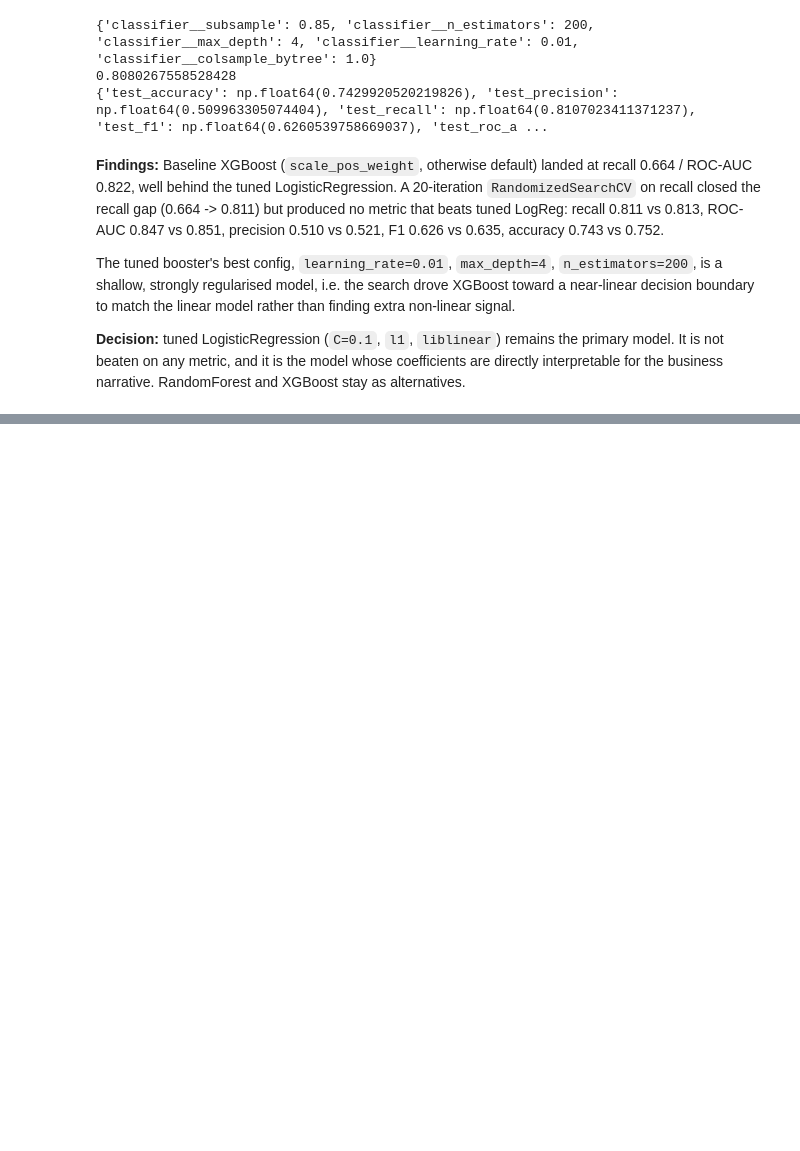
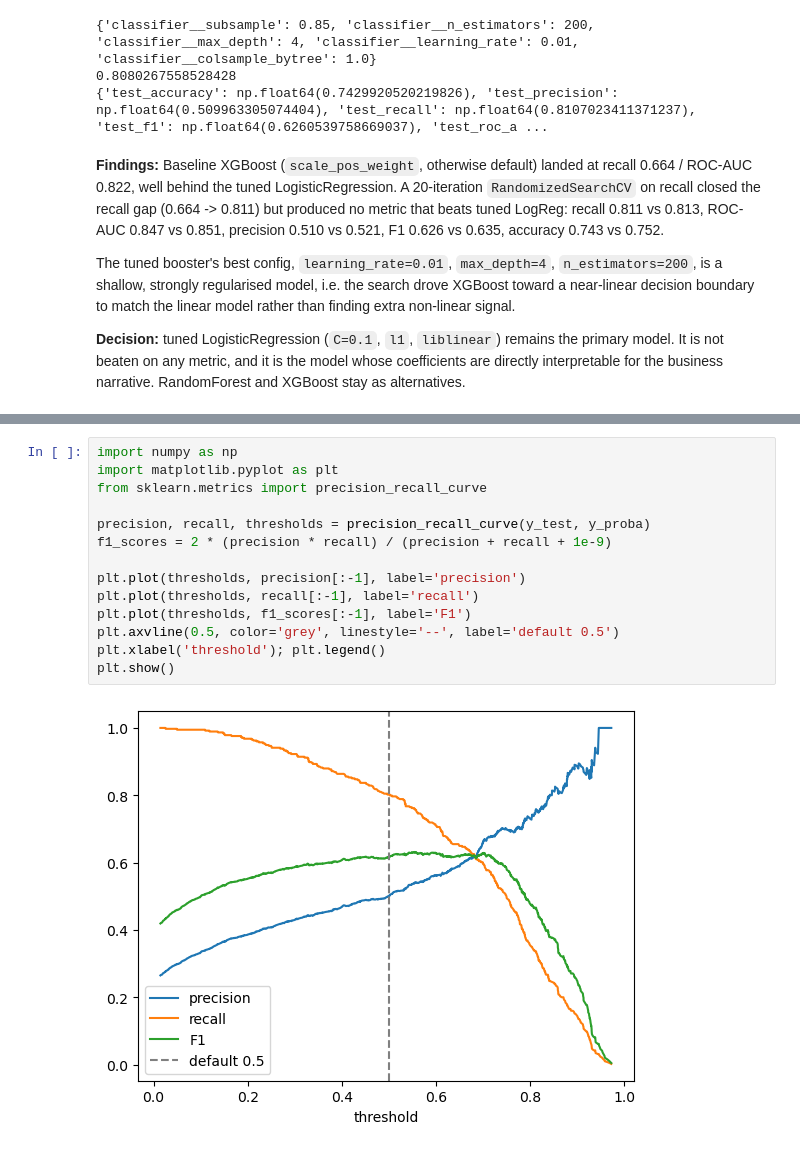
Before and after one commit to ashandx/telco-churn-classification, a Jupyter notebook: notebooks/modelling.ipynb, the cells around one changed output, grey strips where cells are left out. Saved outputs shown, nothing was run; the diff lists cells and outputs as text; blank space fills up the shorter version.

```diff
--- a/notebooks/modelling.ipynb
+++ b/notebooks/modelling.ipynb
@@ -266,0 +308,16 @@ as alternatives.
+# %%
+import numpy as np
+import matplotlib.pyplot as plt
+from sklearn.metrics import precision_recall_curve
+
+precision, recall, thresholds = precision_recall_curve(y_test, y_proba)
+f1_scores = 2 * (precision * recall) / (precision + recall + 1e-9)
+
+plt.plot(thresholds, precision[:-1], label='precision')
+plt.plot(thresholds, recall[:-1], label='recall')
+plt.plot(thresholds, f1_scores[:-1], label='F1')
+plt.axvline(0.5, color='grey', linestyle='--', label='default 0.5')
+plt.xlabel('threshold'); plt.legend()
+plt.show()
+# %% [output]
+[figure, added]
```
Also changed, not shown: parts of 8 cells of this notebook.
